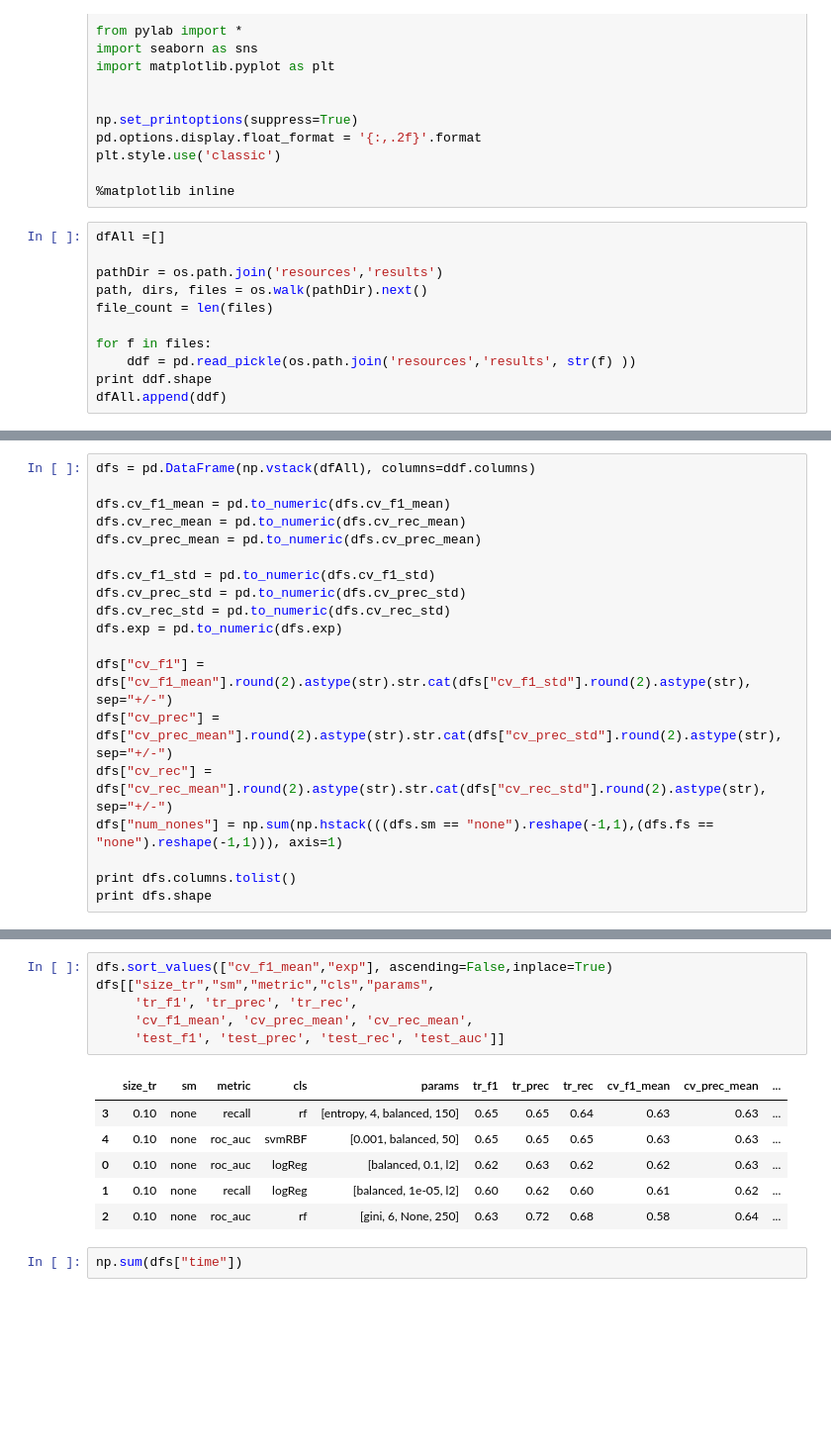
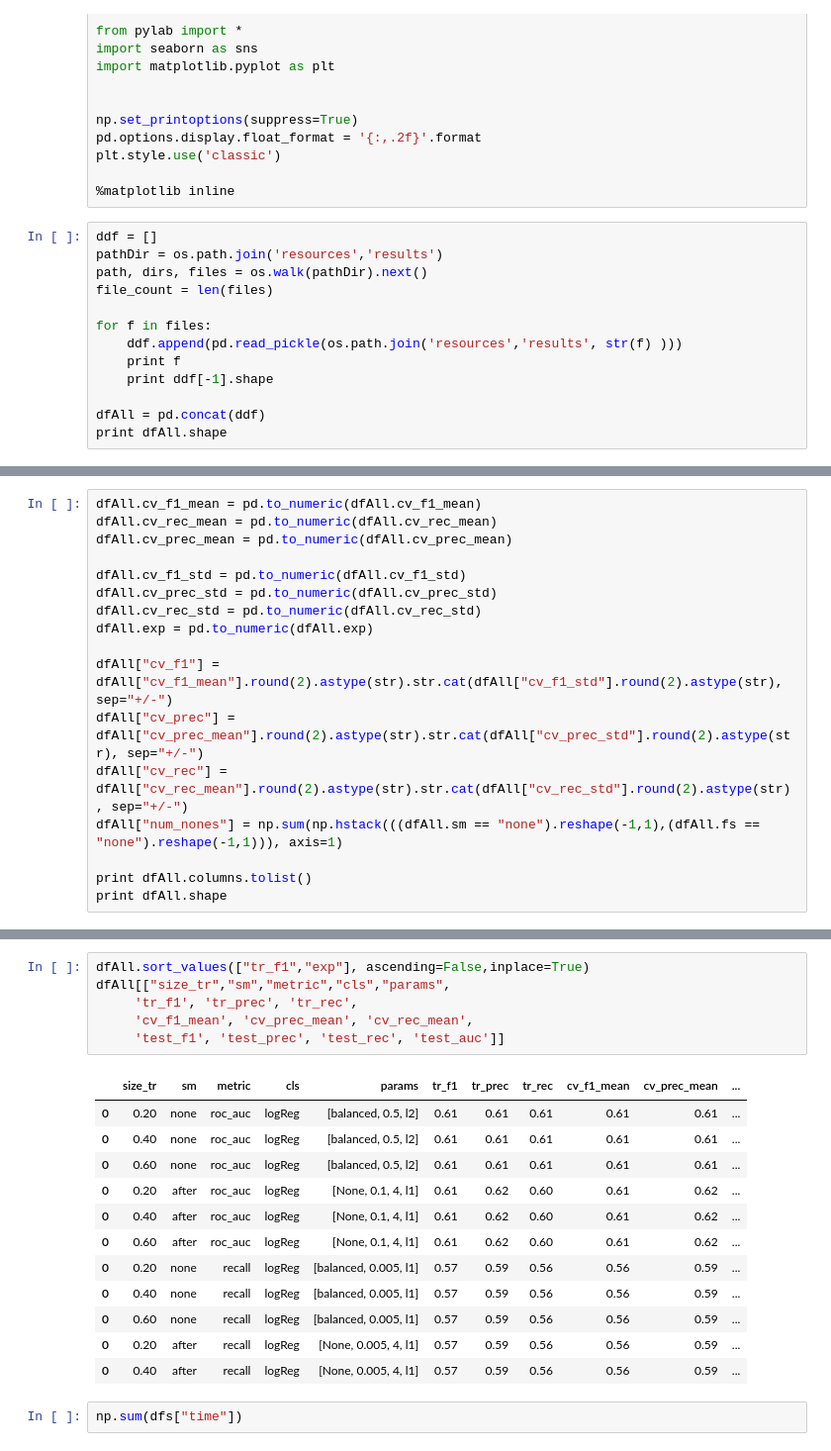
Before and after one commit to CHABOBO/readmission, a Jupyter notebook: notebook/04-results.ipynb, the cells around one changed output, grey strips where cells are left out. Shown at 99% size. Cells and saved outputs as stored; diff of their text form; blank space fills up the shorter version.

Commit message:
Improving pipeline definition by adding methods. Now allowing loop on train size. We also allow changing train columns

```diff
--- a/notebook/04-results.ipynb
+++ b/notebook/04-results.ipynb
@@ -29,14 +29,16 @@ plt.style.use('classic')
 
 %matplotlib inline
 # %%
-dfAll =[]
-
+ddf = []
 pathDir = os.path.join('resources','results')
 path, dirs, files = os.walk(pathDir).next()
 file_count = len(files)
 
 for f in files:
-    ddf = pd.read_pickle(os.path.join('resources','results', str(f) ))
-print ddf.shape
-dfAll.append(ddf)
+    ddf.append(pd.read_pickle(os.path.join('resources','results', str(f) )))
+    print f
+    print ddf[-1].shape
+
+dfAll = pd.concat(ddf)
+print dfAll.shape
 # %% [output]
@@ -44,21 +62,19 @@ dfAll.append(ddf)
 # %%
-dfs = pd.DataFrame(np.vstack(dfAll), columns=ddf.columns)
+dfAll.cv_f1_mean = pd.to_numeric(dfAll.cv_f1_mean)
+dfAll.cv_rec_mean = pd.to_numeric(dfAll.cv_rec_mean)
+dfAll.cv_prec_mean = pd.to_numeric(dfAll.cv_prec_mean)
 
-dfs.cv_f1_mean = pd.to_numeric(dfs.cv_f1_mean)
-dfs.cv_rec_mean = pd.to_numeric(dfs.cv_rec_mean)
-dfs.cv_prec_mean = pd.to_numeric(dfs.cv_prec_mean)
+dfAll.cv_f1_std = pd.to_numeric(dfAll.cv_f1_std)
+dfAll.cv_prec_std = pd.to_numeric(dfAll.cv_prec_std)
+dfAll.cv_rec_std = pd.to_numeric(dfAll.cv_rec_std)
+dfAll.exp = pd.to_numeric(dfAll.exp)
 
-dfs.cv_f1_std = pd.to_numeric(dfs.cv_f1_std)
-dfs.cv_prec_std = pd.to_numeric(dfs.cv_prec_std)
-dfs.cv_rec_std = pd.to_numeric(dfs.cv_rec_std)
-dfs.exp = pd.to_numeric(dfs.exp)
+dfAll["cv_f1"] = dfAll["cv_f1_mean"].round(2).astype(str).str.cat(dfAll["cv_f1_std"].round(2).astype(str), sep="+/-")
+dfAll["cv_prec"] = dfAll["cv_prec_mean"].round(2).astype(str).str.cat(dfAll["cv_prec_std"].round(2).astype(str), sep="+/-")
+dfAll["cv_rec"] = dfAll["cv_rec_mean"].round(2).astype(str).str.cat(dfAll["cv_rec_std"].round(2).astype(str), sep="+/-")
+dfAll["num_nones"] = np.sum(np.hstack(((dfAll.sm == "none").reshape(-1,1),(dfAll.fs == "none").reshape(-1,1))), axis=1)
 
-dfs["cv_f1"] = dfs["cv_f1_mean"].round(2).astype(str).str.cat(dfs["cv_f1_std"].round(2).astype(str), sep="+/-")
-dfs["cv_prec"] = dfs["cv_prec_mean"].round(2).astype(str).str.cat(dfs["cv_prec_std"].round(2).astype(str), sep="+/-")
-dfs["cv_rec"] = dfs["cv_rec_mean"].round(2).astype(str).str.cat(dfs["cv_rec_std"].round(2).astype(str), sep="+/-")
-dfs["num_nones"] = np.sum(np.hstack(((dfs.sm == "none").reshape(-1,1),(dfs.fs == "none").reshape(-1,1))), axis=1)
-
-print dfs.columns.tolist()
-print dfs.shape
+print dfAll.columns.tolist()
+print dfAll.shape
 # %% [output]
 ['exp', 'typeDisease', 'typeEncounter', 'typeHypothesis', 'typeDataFeatures', 'size_tr', 'fs', 'sm', 'cls', 'metric', 'params', 'tr_f1', 'tr_prec', 'tr_rec', 'cv_f1_mean', 'cv_f1_std', 'cv_prec_mean', ...
@@ -66,16 +82,22 @@ print dfs.shape
 # %%
-dfs.sort_values(["cv_f1_mean","exp"], ascending=False,inplace=True)
-dfs[["size_tr","sm","metric","cls","params",
+dfAll.sort_values(["tr_f1","exp"], ascending=False,inplace=True)
+dfAll[["size_tr","sm","metric","cls","params",
      'tr_f1', 'tr_prec', 'tr_rec',
      'cv_f1_mean', 'cv_prec_mean', 'cv_rec_mean',
      'test_f1', 'test_prec', 'test_rec', 'test_auc']]
 # %% [output]
 |  | size_tr | sm | metric | cls | params | tr_f1 | tr_prec | tr_rec | cv_f1_mean | cv_prec_mean | ... |
-| 3 | 0.10 | none | recall | rf | [entropy, 4, balanced, 150] | 0.65 | 0.65 | 0.64 | 0.63 | 0.63 | ... |
-| 4 | 0.10 | none | roc_auc | svmRBF | [0.001, balanced, 50] | 0.65 | 0.65 | 0.65 | 0.63 | 0.63 | ... |
-| 0 | 0.10 | none | roc_auc | logReg | [balanced, 0.1, l2] | 0.62 | 0.63 | 0.62 | 0.62 | 0.63 | ... |
-| 1 | 0.10 | none | recall | logReg | [balanced, 1e-05, l2] | 0.60 | 0.62 | 0.60 | 0.61 | 0.62 | ... |
-| 2 | 0.10 | none | roc_auc | rf | [gini, 6, None, 250] | 0.63 | 0.72 | 0.68 | 0.58 | 0.64 | ... |
+| 0 | 0.20 | none | roc_auc | logReg | [balanced, 0.5, l2] | 0.61 | 0.61 | 0.61 | 0.61 | 0.61 | ... |
+| 0 | 0.40 | none | roc_auc | logReg | [balanced, 0.5, l2] | 0.61 | 0.61 | 0.61 | 0.61 | 0.61 | ... |
+| 0 | 0.60 | none | roc_auc | logReg | [balanced, 0.5, l2] | 0.61 | 0.61 | 0.61 | 0.61 | 0.61 | ... |
+| 0 | 0.20 | after | roc_auc | logReg | [None, 0.1, 4, l1] | 0.61 | 0.62 | 0.60 | 0.61 | 0.62 | ... |
+| 0 | 0.40 | after | roc_auc | logReg | [None, 0.1, 4, l1] | 0.61 | 0.62 | 0.60 | 0.61 | 0.62 | ... |
+| 0 | 0.60 | after | roc_auc | logReg | [None, 0.1, 4, l1] | 0.61 | 0.62 | 0.60 | 0.61 | 0.62 | ... |
+| 0 | 0.20 | none | recall | logReg | [balanced, 0.005, l1] | 0.57 | 0.59 | 0.56 | 0.56 | 0.59 | ... |
+| 0 | 0.40 | none | recall | logReg | [balanced, 0.005, l1] | 0.57 | 0.59 | 0.56 | 0.56 | 0.59 | ... |
+| 0 | 0.60 | none | recall | logReg | [balanced, 0.005, l1] | 0.57 | 0.59 | 0.56 | 0.56 | 0.59 | ... |
+| 0 | 0.20 | after | recall | logReg | [None, 0.005, 4, l1] | 0.57 | 0.59 | 0.56 | 0.56 | 0.59 | ... |
+| 0 | 0.40 | after | recall | logReg | [None, 0.005, 4, l1] | 0.57 | 0.59 | 0.56 | 0.56 | 0.59 | ... |
 # %%
 np.sum(dfs["time"])
 # %% [output]
```
Also changed, not shown: parts of 2 cells of this notebook, 4 other files.
